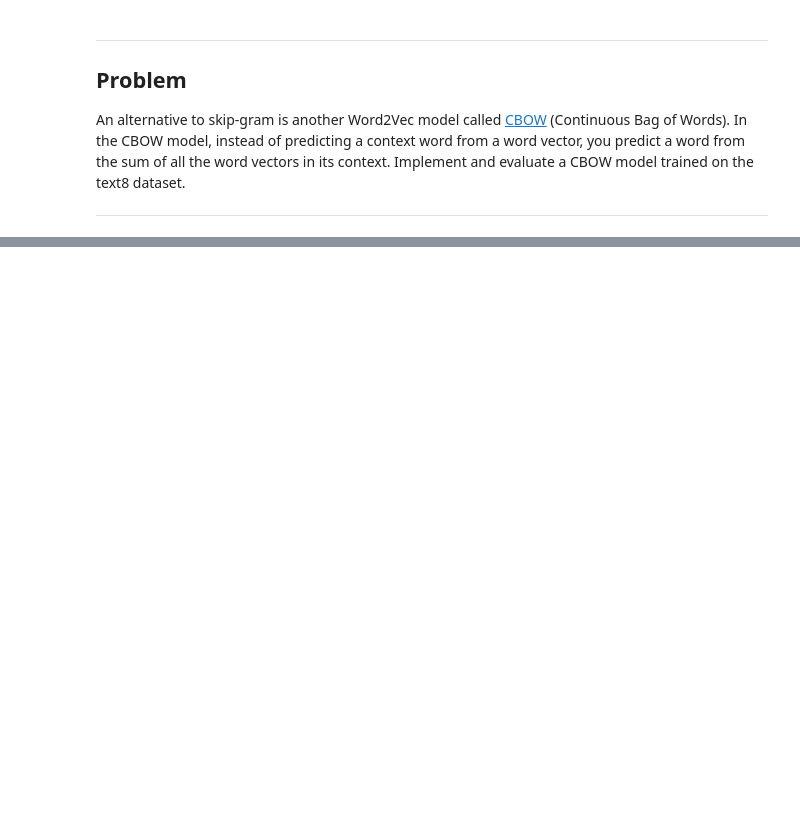
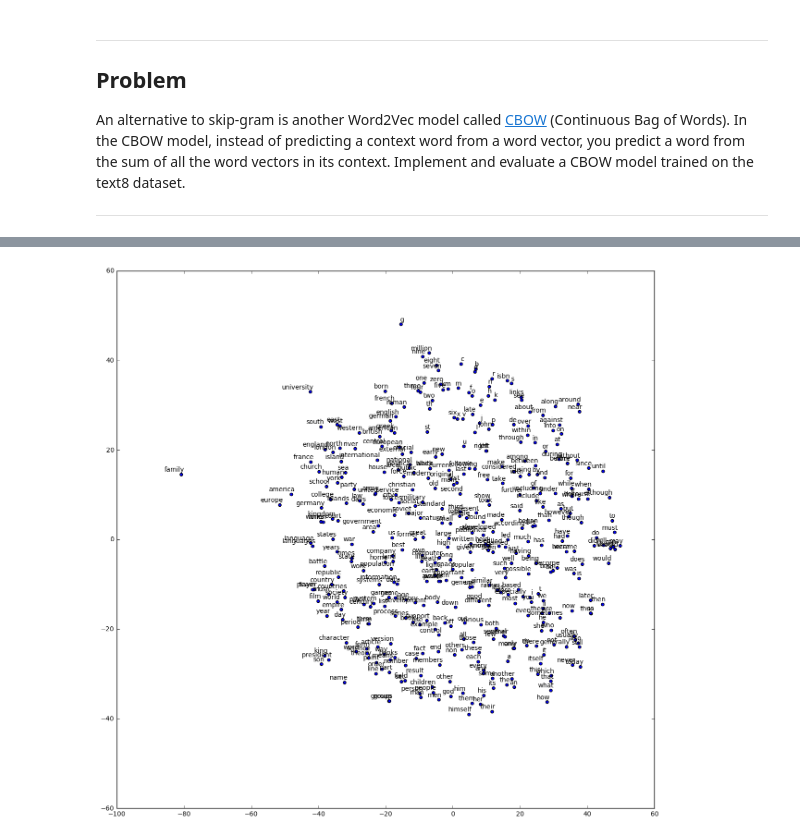
Before and after one commit to EricIO/udacity-deep-learning, a Jupyter notebook: 5_word2vec.ipynb, the cells around one changed output, grey strips where cells are left out. Cells and saved outputs as stored; diff of their text form; code cells hidden in the pictures; blank space fills up the shorter version.

```diff
--- a/5_word2vec.ipynb
+++ b/5_word2vec.ipynb
@@ -304,0 +471,20 @@ tf.truncated_normal?
+# %%
+num_points = 400
+
+tsne = TSNE(perplexity=30, n_components=2, init='pca', n_iter=5000)
+two_d_embeddings = tsne.fit_transform(final_embeddings[1:num_points+1, :])
+# %%
+def plot(embeddings, labels):
+  assert embeddings.shape[0] >= len(labels), 'More labels than embeddings'
+  pylab.figure(figsize=(15,15))  # in inches
+  for i, label in enumerate(labels):
+    x, y = embeddings[i,:]
+    pylab.scatter(x, y)
+    pylab.annotate(label, xy=(x, y), xytext=(5, 2), textcoords='offset points',
+                   ha='right', va='bottom')
+  pylab.show()
+
+words = [reverse_dictionary[i] for i in range(1, num_points+1)]
+plot(two_d_embeddings, words)
+# %% [output]
+[figure, added]
```
Also changed, not shown: parts of 8 cells of this notebook.
